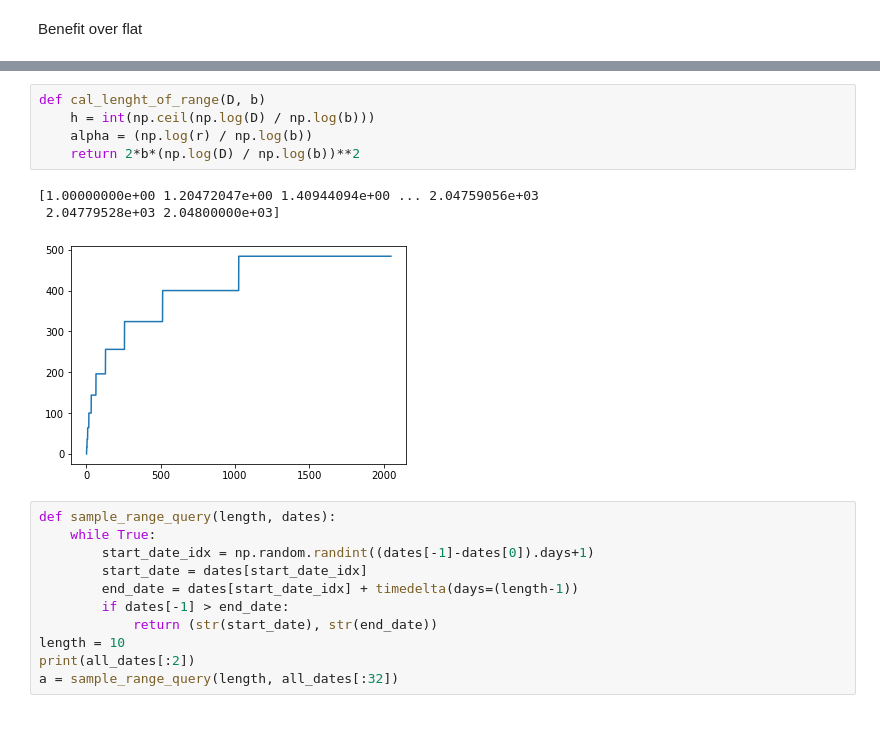
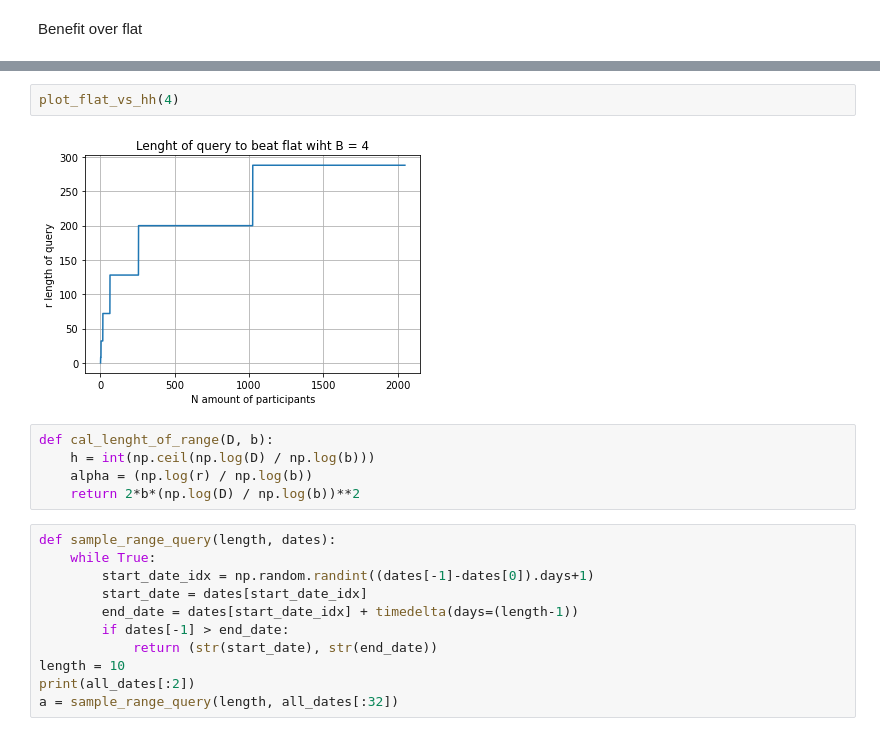
Before and after one commit to j-friis/Bachelors-Thesis, a Jupyter notebook: src/local_hh.ipynb, the cells around one changed output, grey strips where cells are left out. Saved outputs shown, nothing was run; the diff lists cells and outputs as text.

```diff
--- a/src/local_hh.ipynb
+++ b/src/local_hh.ipynb
@@ -1251,12 +1256,12 @@ plot_flat_vs_hh(b)
+# %%
+plot_flat_vs_hh(4)
+# %% [output]
+[figure, added]
 # %%
-def cal_lenght_of_range(D, b)
+def cal_lenght_of_range(D, b):
     h = int(np.ceil(np.log(D) / np.log(b)))
     alpha = (np.log(r) / np.log(b))
     return 2*b*(np.log(D) / np.log(b))**2
-# %% [output]
-[1.00000000e+00 1.20472047e+00 1.40944094e+00 ... 2.04759056e+03
- 2.04779528e+03 2.04800000e+03]
-[figure, removed]
 # %%
 def sample_range_query(length, dates):
     while True:
```
Also changed, not shown: parts of 4 cells of this notebook, 2 other files.
